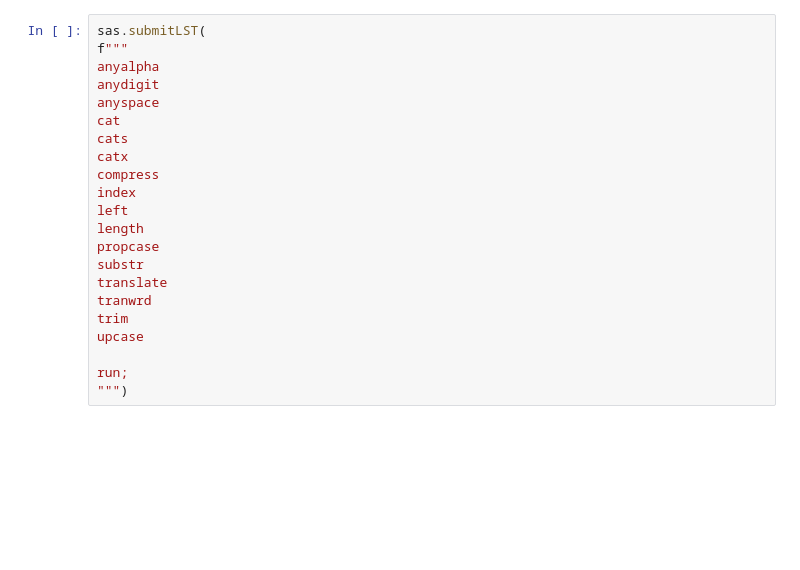
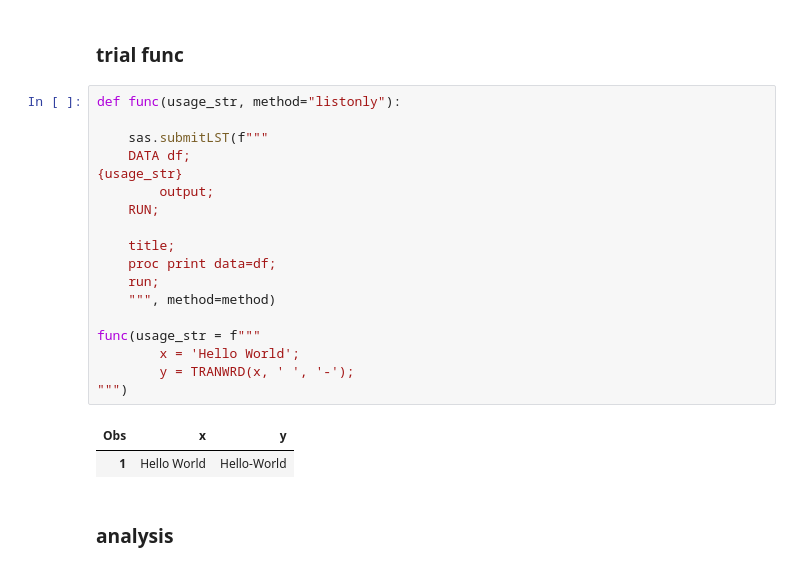
Before and after one commit to 0xdomyz/sas_collection, a Jupyter notebook: generic/func_char.ipynb, the cells around one changed output. Cells and saved outputs as stored; diff of their text form; blank space fills up the shorter version.

Commit message:
add experiment func and examples, reorganise func char

```diff
--- a/generic/func_char.ipynb
+++ b/generic/func_char.ipynb
@@ -7,22 +7,25 @@ SAS Connection established. Subprocess id is 10532
-# %%
-sas.submitLST(
-f"""
-anyalpha
-anydigit
-anyspace
-cat
-cats
-catx
-compress
-index
-left
-length
-propcase
-substr
-translate
-tranwrd
-trim
-upcase
-
-run;
-""")
+# %% [markdown]
+### trial func
+# %%
+def func(usage_str, method="listonly"):
+
+    sas.submitLST(f"""
+    DATA df;
+{usage_str}
+        output;
+    RUN;
+
+    title;
+    proc print data=df;
+    run;
+    """, method=method)
+
+func(usage_str = f"""
+        x = 'Hello World';
+        y = TRANWRD(x, ' ', '-');
+""")
+# %% [output]
+| Obs | x | y |
+| 1 | Hello World | Hello-World |
+# %% [markdown]
+### analysis
```
Also changed, not shown: parts of 26 cells of this notebook.
